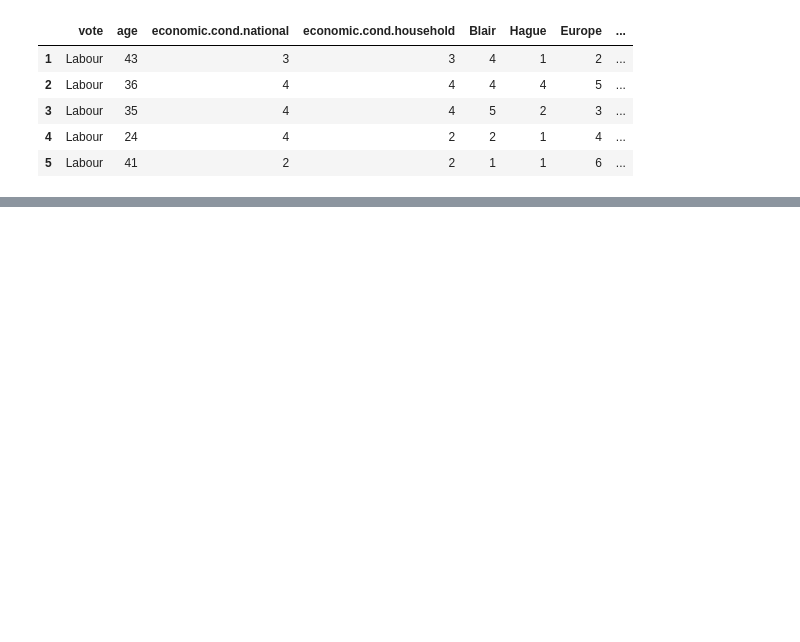
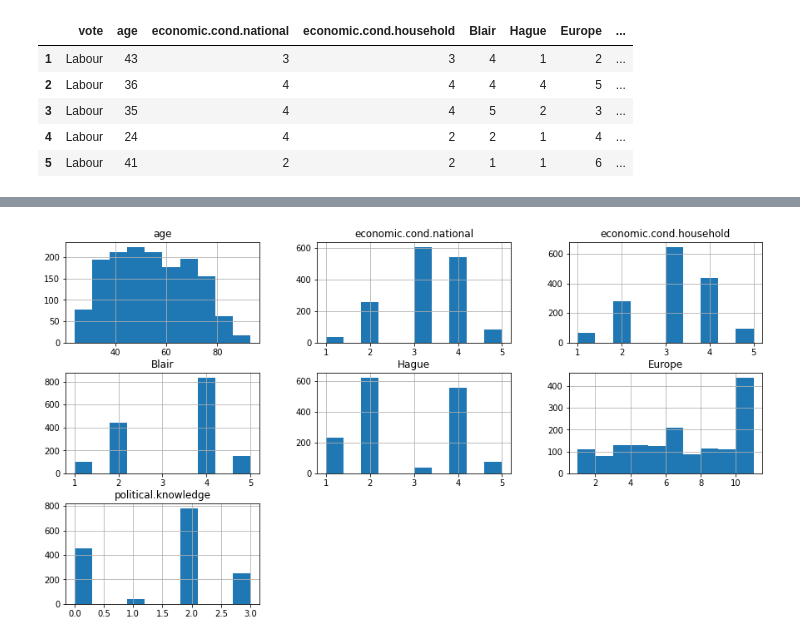
Before and after one commit to vkayonline/Elections-Data-Classification, a Jupyter notebook: MLSC_CT2_Project.ipynb, the cells around one changed output, grey strips where cells are left out. Cells and saved outputs as stored; diff of their text form; code cells hidden in the pictures; blank space fills up the shorter version.

```diff
--- a/MLSC_CT2_Project.ipynb
+++ b/MLSC_CT2_Project.ipynb
@@ -7,5 +9,5 @@ import matplotlib.pyplot as plt
 # %%
-data = pd.read_excel('https://github.com/vkayonline/Elections-Data-Classification/blob/main/datasets/Election_Data.xlsx?raw=true', sheet_name='Election_Dataset_Two Classes', index_col=0 )
+|data = pd.read_excel('https://github.com/vkayonline/Elections-Data-Classification/blob/main/datasets/Election_Data.xlsx?raw=true', sheet_name='Election_Dataset_Two Classes', index_col=0 )
 # %%
 data.head()
 # %% [output]
@@ -17,0 +54,7 @@ data.head()
+# %%
+plt.rcParams['figure.figsize'] = [15,8]
+
+data.drop('vote',1).hist()
+plt.show()
+# %% [output]
+[figure, added]
```
Also changed, not shown: parts of 5 cells of this notebook.
